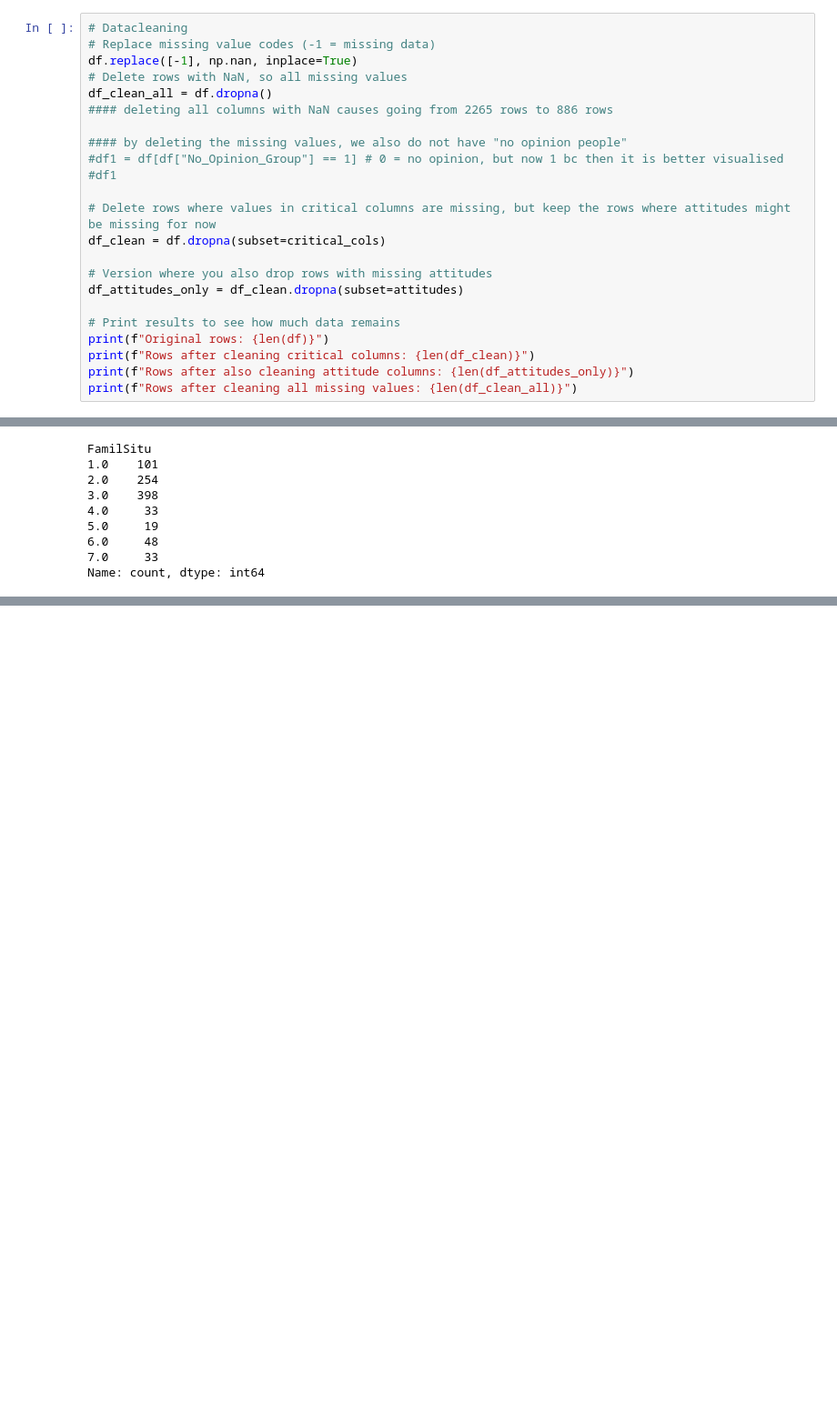
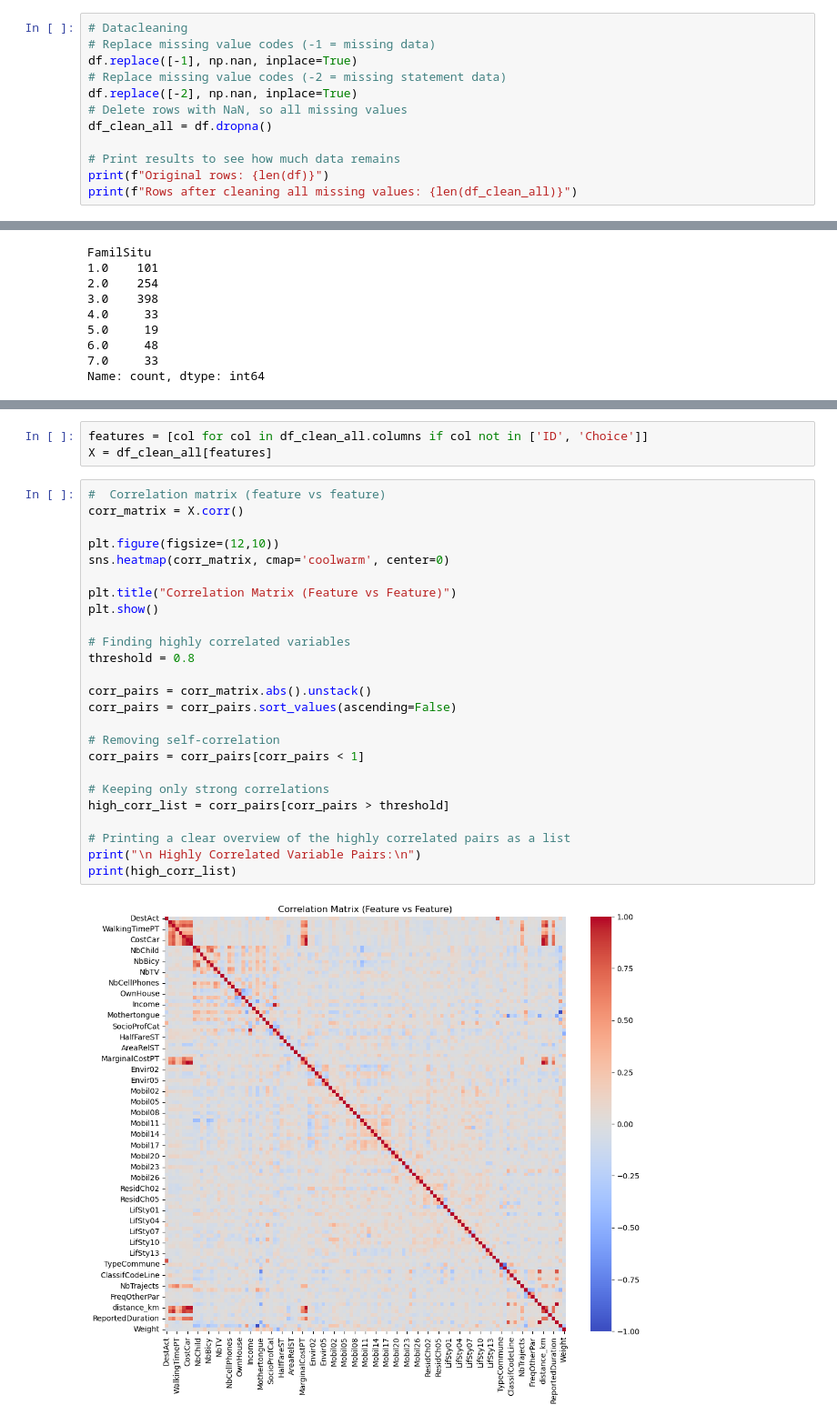
Before and after one commit to wendyqxc/MachineLearningModeChoiceGroup6, a Jupyter notebook: Datacleaning_modechoice.ipynb, the cells around one changed output, grey strips where cells are left out. Shown at 91% size. Drawn from its saved outputs; the diff is of its cells as text; blank space fills up the shorter version.

Commit message:
adding multicollinearity code in data cleaning file

```diff
--- a/Datacleaning_modechoice.ipynb
+++ b/Datacleaning_modechoice.ipynb
@@ -55,24 +28,13 @@ critical_cols = target + socio_demo + vehicle + spatial_context + trip_utility +
 # Datacleaning
 # Replace missing value codes (-1 = missing data)
 df.replace([-1], np.nan, inplace=True)
+# Replace missing value codes (-2 = missing statement data)
+df.replace([-2], np.nan, inplace=True)
 # Delete rows with NaN, so all missing values
 df_clean_all = df.dropna()
-#### deleting all columns with NaN causes going from 2265 rows to 886 rows
-
-#### by deleting the missing values, we also do not have "no opinion people"
-#df1 = df[df["No_Opinion_Group"] == 1] # 0 = no opinion, but now 1 bc then it is better visualised
-#df1
-
-# Delete rows where values in critical columns are missing, but keep the rows where attitudes might be missing for now
-df_clean = df.dropna(subset=critical_cols)
-
-# Version where you also drop rows with missing attitudes
-df_attitudes_only = df_clean.dropna(subset=attitudes)
 
 # Print results to see how much data remains
 print(f"Original rows: {len(df)}")
-print(f"Rows after cleaning critical columns: {len(df_clean)}")
-print(f"Rows after also cleaning attitude columns: {len(df_attitudes_only)}")
 print(f"Rows after cleaning all missing values: {len(df_clean_all)}")
 # %% [output]
 Original rows: 2265
@@ -232,0 +124,30 @@ plt.tight_layout(rect=(0, 0, 1.2, 1.2))
+# %%
+features = [col for col in df_clean_all.columns if col not in ['ID', 'Choice']]
+X = df_clean_all[features]
+# %%
+#  Correlation matrix (feature vs feature)
+corr_matrix = X.corr()
+
+plt.figure(figsize=(12,10))
+sns.heatmap(corr_matrix, cmap='coolwarm', center=0)
+
+plt.title("Correlation Matrix (Feature vs Feature)")
+plt.show()
+
+# Finding highly correlated variables
+threshold = 0.8
+
+corr_pairs = corr_matrix.abs().unstack()
+corr_pairs = corr_pairs.sort_values(ascending=False)
+
+# Removing self-correlation
+corr_pairs = corr_pairs[corr_pairs < 1]
+
+# Keeping only strong correlations
+high_corr_list = corr_pairs[corr_pairs > threshold]
+
+# Printing a clear overview of the highly correlated pairs as a list
+print("\n Highly Correlated Variable Pairs:\n")
+print(high_corr_list)
+# %% [output]
+[figure, added]
```
Also changed, not shown: parts of 11 cells of this notebook, 1 other file.
